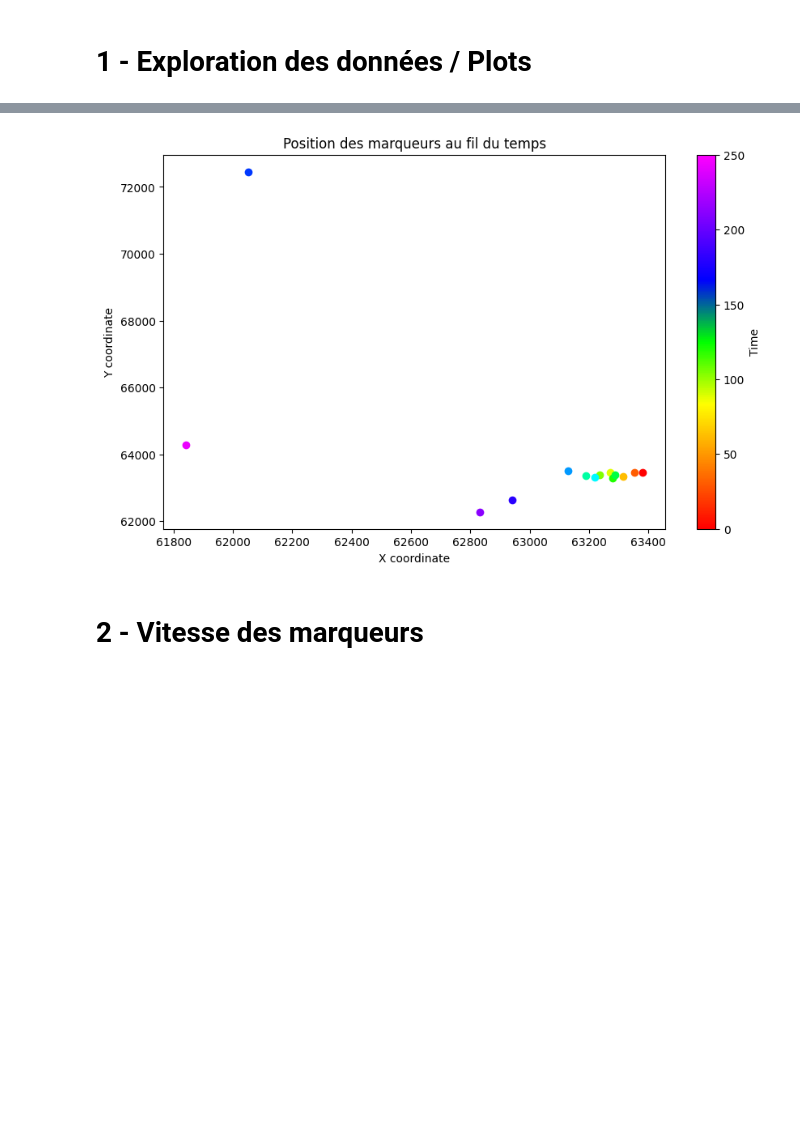
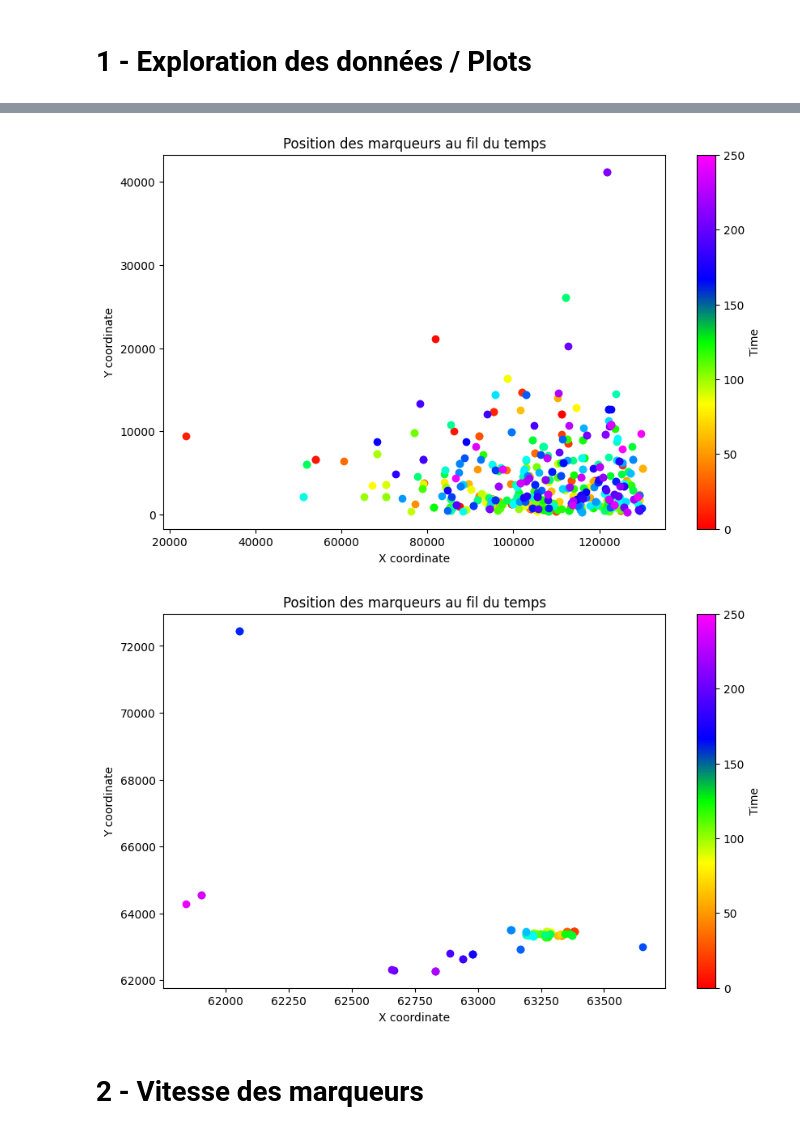
Before and after one commit to XeroBis/explo_ml, a Jupyter notebook: 1_crane/crane.ipynb, the cells around one changed output, grey strips where cells are left out. Drawn from its saved outputs; the diff is of its cells as text; code cells hidden in the pictures; blank space fills up the shorter version.

```diff
--- a/1_crane/crane.ipynb
+++ b/1_crane/crane.ipynb
@@ -32,29 +32,29 @@ regex : (\([0-9]*,[0-9]*\)) to replace with "$1"
 # %%
 file = open('LpsData_STS405b.txt', 'r')
 
-df = pd.DataFrame(columns=["MarkersValid", "TrolleyPos", "Hoistpos", "NoOfMarkers", "m1", "m2", "m3", "m4", "m5", "m6"])
+df_405 = pd.DataFrame(columns=["MarkersValid", "TrolleyPos", "Hoistpos", "NoOfMarkers", "m1", "m2", "m3", "m4", "m5", "m6"])
 tab = []
 while True:
     line = file.readline()
     if not line:
         break
     res = json.loads("{"+line+"}")
-    df.loc[len(df)] = res
+    df_405.loc[len(df_405)] = res
 
-df.to_csv("sts405.csv", index=False)
+df_405.to_csv("sts405.csv", index=False)
 # %%
 file = open('LpsData_TILsts.txt', 'r')
 
-df = pd.DataFrame(columns=["Time", "MarkersValid", "TrolleyPos", "Hoistpos", "NoOfMarkers", "m1", "m2", "m3", "m4", "m5", "m6"])
+df_TIL = pd.DataFrame(columns=["Time", "MarkersValid", "TrolleyPos", "Hoistpos", "NoOfMarkers", "m1", "m2", "m3", "m4", "m5", "m6"])
 tab = []
 while True:
     line = file.readline()
     if not line:
         break
     res = json.loads("{"+line+"}")
-    df.loc[len(df)] = res
+    df_TIL.loc[len(df_TIL)] = res
 
-df.to_csv("TILsts.csv", index=False)
+df_TIL.to_csv("TILsts.csv", index=False)
 # %% [markdown]
 # 1 - Exploration des données / Plots
 # %%
@@ -144,40 +159,44 @@ len(data) after: 1080
 # %%
-data = pd.read_csv("TILsts.csv")
-data = data[data["MarkersValid"]==False]
+dfs = [pd.read_csv("sts405.csv"), pd.read_csv("TILsts.csv")]
 
-markers_data = data.filter(like='m', axis=1)
-fig, ax = plt.subplots(figsize=(10, 6))  # Create a subplot
+for df in dfs:
+    data = df
+    data = data[data["MarkersValid"]==False]
 
-colors = []
-l_x = []
-l_y = []
+    markers_data = data.filter(like='m', axis=1)
+    fig, ax = plt.subplots(figsize=(10, 6))  # Create a subplot
 
-for i in range(250):
-    rgb = colorsys.hsv_to_rgb(i / 300., 1.0, 1.0)
-    colors.append(rgb)
+    colors = []
+    l_x = []
+    l_y = []
 
-for j in range(0, len(markers_data["m1"]), 5):
-    x = ast.literal_eval(markers_data.iloc[j]["m1"])[0]
-    y = ast.literal_eval(markers_data.iloc[j]["m1"])[1]
-    l_x.append(x)
-    l_y.append(y)
-    id_color = int(j/len(markers_data["m1"])*len(colors))
-    ax.scatter(x, y, color=colors[id_color])  # Use the subplot's scatter function
+    for i in range(250):
+        rgb = colorsys.hsv_to_rgb(i / 300., 1.0, 1.0)
+        colors.append(rgb)
 
-ax.set_xlabel("X coordinate")
-ax.set_ylabel("Y coordinate")
-ax.set_title("Position des marqueurs au fil du temps")
+    for j in range(0, len(markers_data["m1"]), 1):
+        x = ast.literal_eval(markers_data.iloc[j]["m1"])[0]
+        y = ast.literal_eval(markers_data.iloc[j]["m1"])[1]
+        l_x.append(x)
+        l_y.append(y)
+        id_color = int(j/len(markers_data["m1"])*len(colors))
+        ax.scatter(x, y, color=colors[id_color])  # Use the subplot's scatter function
 
-norm = Normalize(vmin=0, vmax=len(colors))
-colors = [(1, 0, 0), (1, 0.5, 0), (1, 1, 0), (0, 1, 0), (0, 0, 1), (0.5, 0, 1), (1, 0, 1)]
-cmap = LinearSegmentedColormap.from_list("RedToPink", colors)
-sm = ScalarMappable(norm=norm, cmap=cmap)
-sm.set_array([])
-cbar = plt.colorbar(sm, ax=ax)
-cbar.set_label('Time')
-plt.show()
+    ax.set_xlabel("X coordinate")
+    ax.set_ylabel("Y coordinate")
+    ax.set_title("Position des marqueurs au fil du temps")
+
+    norm = Normalize(vmin=0, vmax=len(colors))
+    colors = [(1, 0, 0), (1, 0.5, 0), (1, 1, 0), (0, 1, 0), (0, 0, 1), (0.5, 0, 1), (1, 0, 1)]
+    cmap = LinearSegmentedColormap.from_list("RedToPink", colors)
+    sm = ScalarMappable(norm=norm, cmap=cmap)
+    sm.set_array([])
+    cbar = plt.colorbar(sm, ax=ax)
+    cbar.set_label('Time')
+    plt.show()
 # %% [output]
-[figure, old version]
+[figure, new version]
+[figure, added]
 # %% [markdown]
 # 2 - Vitesse des marqueurs
 # %% [markdown]
```
Also changed, not shown: parts of 10 cells of this notebook.
